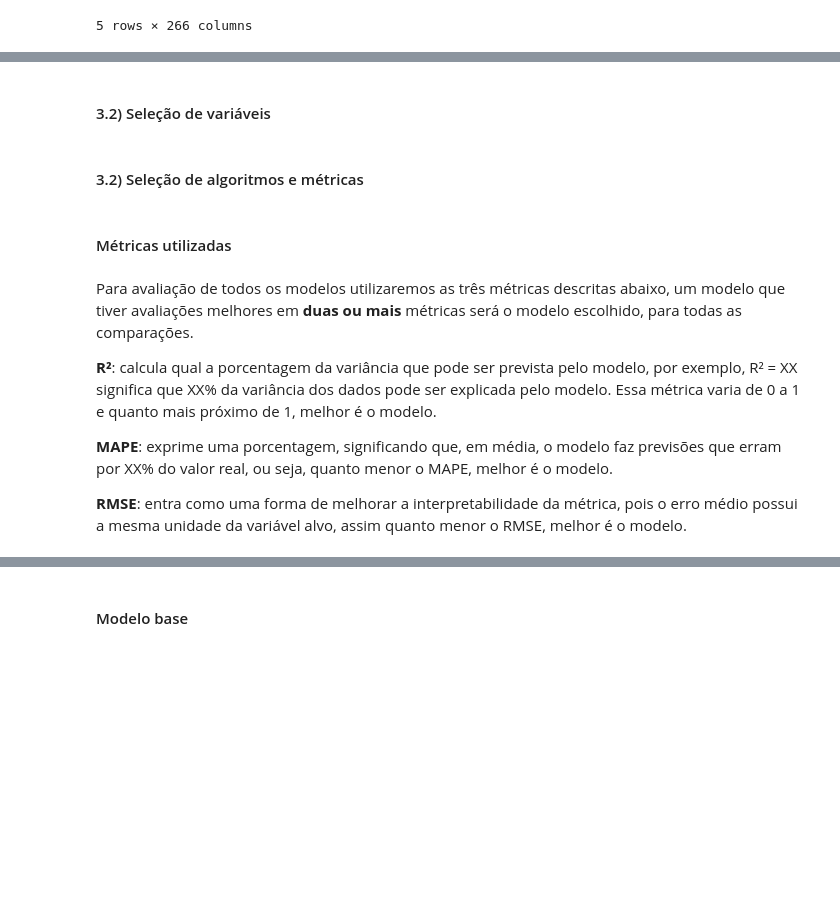
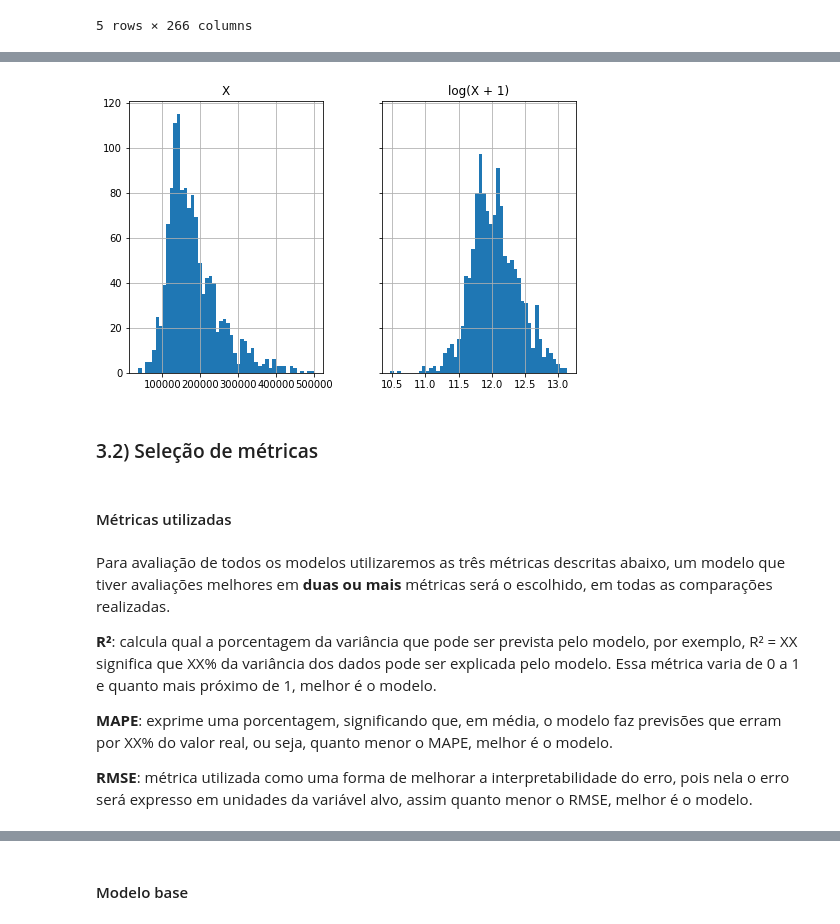
Before and after one commit to gomesalan/Projetos, a Jupyter notebook: Regressao/Projeto1_parte2_AG.ipynb, the cells around one changed output, grey strips where cells are left out. Drawn from its saved outputs; the diff is of its cells as text; code cells hidden in the pictures; blank space fills up the shorter version.

```diff
--- a/Regressao/Projeto1_parte2_AG.ipynb
+++ b/Regressao/Projeto1_parte2_AG.ipynb
@@ -55,17 +158,25 @@ df_transf.head()
+# %%
+# Exemplo para ilustrar o tratamento de forma.
+
+x = {"X":df_trat["SalePrice"], "log(X + 1)":np.log1p(df_trat["SalePrice"])}
+dados = pd.DataFrame(x)
+matplotlib.rcParams['figure.figsize'] = (8.0, 5.0)
+dados.hist(sharex = False, sharey = True, bins = 50)
+plt.show()
+# %% [output]
+[figure, added]
 # %% [markdown]
-#### 3.2) Seleção de variáveis
+### 3.2) Seleção de métricas
-# %% [markdown]
-#### 3.2) Seleção de algoritmos e métricas
 # %% [markdown]
 #### Métricas utilizadas
 # %% [markdown]
-Para avaliação de todos os modelos utilizaremos as três métricas descritas abaixo, um modelo que tiver avaliações melhores em **duas ou mais** métricas será o modelo escolhido, para todas as comparações.
+Para avaliação de todos os modelos utilizaremos as três métricas descritas abaixo, um modelo que tiver avaliações melhores em **duas ou mais** métricas será o escolhido, em todas as comparações realizadas.
 
 **R²**: calcula qual a porcentagem da variância que pode ser prevista pelo modelo, por exemplo, R² = XX significa que XX% da variância dos dados pode ser explicada pelo modelo. Essa métrica varia de 0 a 1 e quanto mais próximo de 1, melhor é o modelo.
 
 **MAPE**: exprime uma porcentagem, significando que, em média, o modelo faz previsões que erram por XX% do valor real, ou seja, quanto menor o MAPE, melhor é o modelo.
 
-**RMSE**: entra como uma forma de melhorar a interpretabilidade da métrica, pois o erro médio possui a mesma unidade da variável alvo, assim quanto menor o RMSE, melhor é o modelo.
+**RMSE**: métrica utilizada como uma forma de melhorar a interpretabilidade do erro, pois nela o erro será expresso em unidades da variável alvo, assim quanto menor o RMSE, melhor é o modelo.
 # %%
 # Função para aplicar as métricas
 
```
Also changed, not shown: parts of 63 cells of this notebook, 1 other file.
